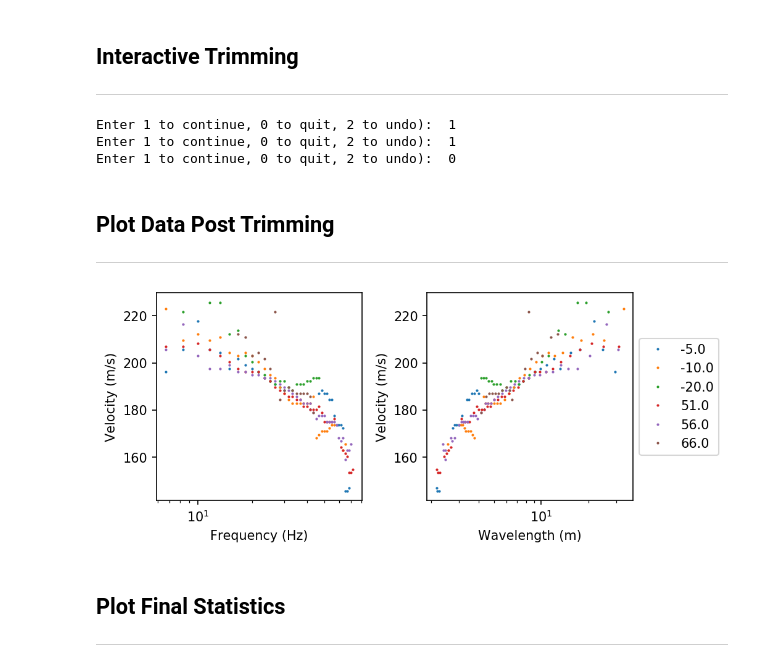
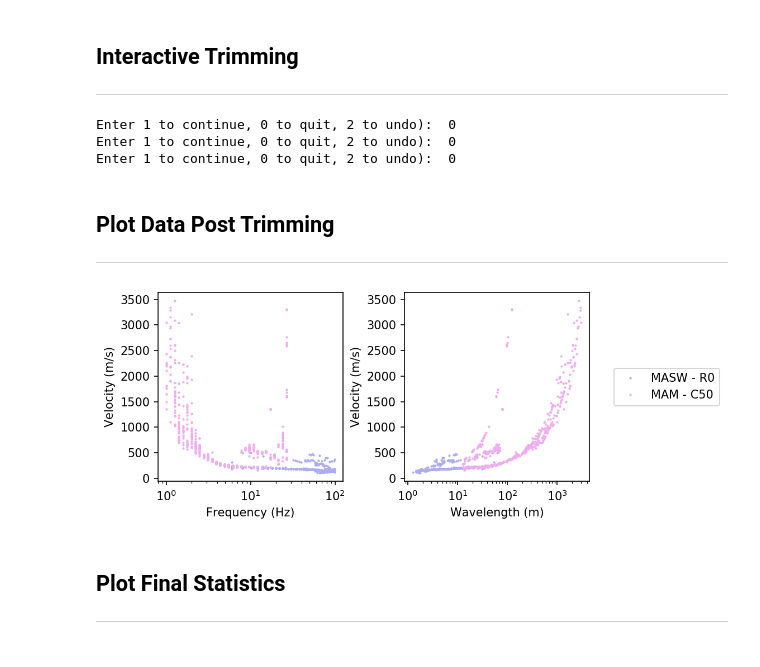
Before and after one commit to jpvantassel/swprocess, a Jupyter notebook: examples/stats/stats.ipynb, the cells around one changed output. Drawn from its saved outputs; the diff is of its cells as text; code cells hidden in the pictures.

Commit message:
:construction: Towards developed mam and stat notebooks

```diff
--- a/examples/stats/stats.ipynb
+++ b/examples/stats/stats.ipynb
@@ -78,0 +76,4 @@ peaksuite = swprocess.PeaksSuite.from_jsons(fname)
+# %%
+# File(s) to import.
+fnames_set = [["../masw/peaks_masw.json"],
+              ["../mam/mam_rayleigh_array2.json"]]
@@ -81,15 +116,8 @@ peaksuite = swprocess.PeaksSuite.from_jsons(fname)
 # %%
-# Domains to plot experimental dispersion.
-domains = [
-    ["frequency", "velocity"],
-    ["wavelength", "velocity"],
-]
-
 # Bulk remove points outside of screening criteria.
-limits = {
-    "velocity" : [50, 1000]
+bulk_limits = {
+    "velocity" : [None, None],
+    "wavelength" : [None, None]
 }
-
-# Plotting limits
 # %% [markdown]
 ### Array Resolution Limits
@@ -118,28 +132,42 @@ plt.show()
+# %%
+# Workflow for interactive trimming {"individual", "together"}, "individual" is recommended.
+workflow = "individual"
 # %% [markdown]
 ## Interactive Trimming
 ---
-# %%
-%matplotlib qt5
-fname = "settings_post.json"
-swprocess.PeaksSuite.create_setting_file(fname, domains=domains, xdomain=xdomain, ydomain=ydomain,
-                                         xmin=xmin, xmax=xmax, nx=nx, xspace=xspace,
-                                         stat_kwargs=dict(missing_data_procedure=missing_data_procedure, ignore=ignore),
-                                         limits=limits)
-peaksuite.interactive_trimming(fname)
-# %% [output]
-Enter 1 to continue, 0 to quit, 2 to undo):  1
-Enter 1 to continue, 0 to quit, 2 to undo):  1
-Enter 1 to continue, 0 to quit, 2 to undo):  0
+# %%
+%matplotlib qt5
+for suite in suites:
+    for attribute, limits in bulk_limits.items():
+        suite.blitz(attribute, limits)
+
+if workflow == "individual":
+    for suite, color, label in zip(suites, colors, labels):
+        suite.interactive_trimming(xtype=xtype, ytype=ytype, plot_kwargs=dict(color=color, label=label))
+
+master_suite = swprocess.PeaksSuite.from_peaksuite(suites)
+_colors, _labels = [], []
+for color, label, suite in zip(colors, labels, suites):
+    for _ in range(len(suite)):
+        _colors.append(color)
+        _labels.append(label)
+        label = None
+master_suite.interactive_trimming(xtype=xtype, ytype=ytype, plot_kwargs=dict(color=_colors, label=_labels))
+# %% [output]
+Enter 1 to continue, 0 to quit, 2 to undo):  0
+Enter 1 to continue, 0 to quit, 2 to undo):  0
+Enter 1 to continue, 0 to quit, 2 to undo):  0
 # %% [markdown]
 ## Plot Data Post Trimming
 ---
 # %%
 %matplotlib inline
-fig, axs = peaksuite.plot(xtype=[x for x, _ in domains], ytype=[y for _, y in domains])
-axs[-1].legend(loc="center left", bbox_to_anchor=(1,0.5))
+fig, axs = master_suite.plot(xtype=xtype, ytype=ytype, plot_kwargs=dict(color=_colors, label=_labels))
+axs[-1].legend(bbox_to_anchor = (1.1, 0.5), loc="center left")
+
 plt.show()
 # %% [output]
-[figure, old version]
+[figure, new version]
 # %% [markdown]
 ## Plot Final Statistics
 ---
```
Also changed, not shown: parts of 16 cells of this notebook, 3 other files.
